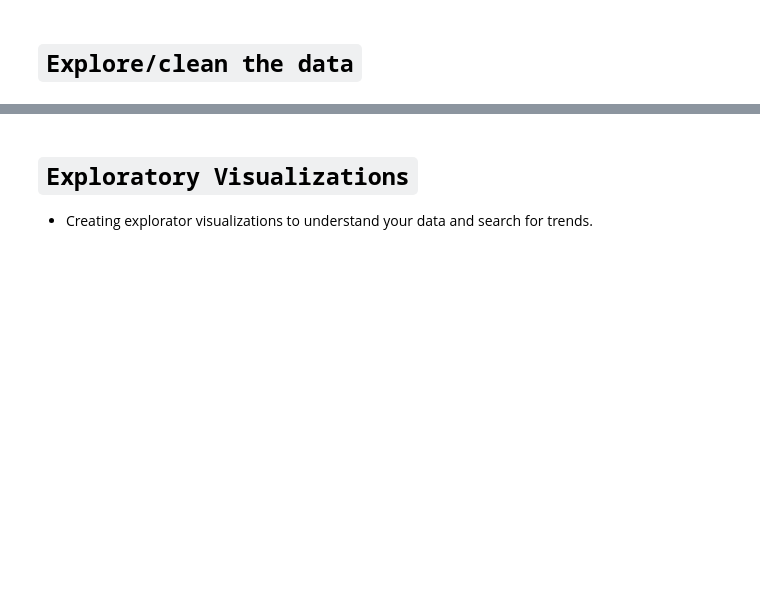
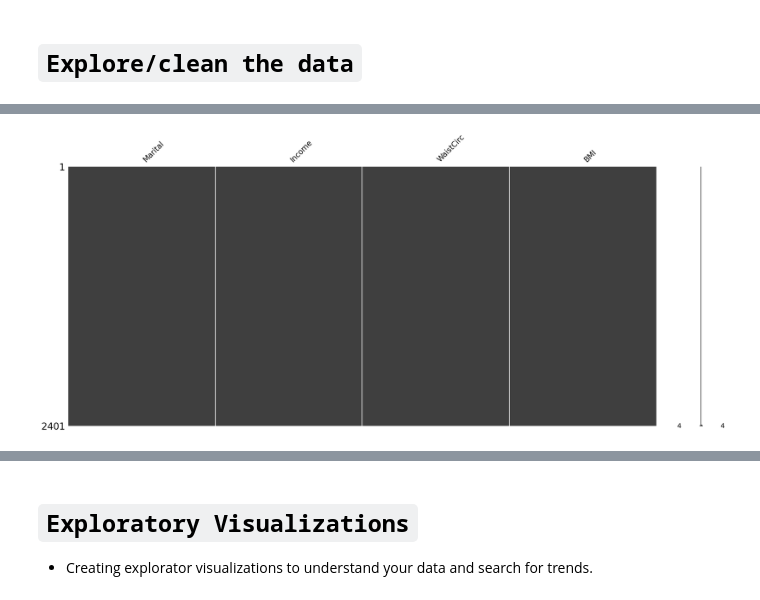
Before and after one commit to VALDE021/Metabolic-Syndrome-Prediction-IMLP, a Jupyter notebook: Project 5 Part 1-EricNV.ipynb, the cells around one changed output, grey strips where cells are left out. Saved outputs shown, nothing was run; the diff lists cells and outputs as text; code cells hidden in the pictures; blank space fills up the shorter version.

```diff
--- a/Project 5 Part 1-EricNV.ipynb
+++ b/Project 5 Part 1-EricNV.ipynb
@@ -47,0 +314,3 @@ MetabolicSyndrome	               Presence or not of at least three of the five m
+# %%
+# Fill NaN values with the constant value 'Unknown'
+df.Marital.fillna('Unknown',inplace=True)
@@ -47,0 +361,5 @@ MetabolicSyndrome	               Presence or not of at least three of the five m
+# %%
+#Imputing num_cols with mean
+df['Income'] = df['Income'].fillna(df['Income'].mean())
+df['WaistCirc'] = df['WaistCirc'].fillna(df['WaistCirc'].mean())
+df['BMI'] = df['BMI'].fillna(df['BMI'].mean())
@@ -47,0 +390,4 @@ MetabolicSyndrome	               Presence or not of at least three of the five m
+# %%
+missingno.matrix(df[['Marital','Income','WaistCirc','BMI']]);
+# %% [output]
+[figure, added]
```
Also changed, not shown: parts of 75 cells of this notebook.
